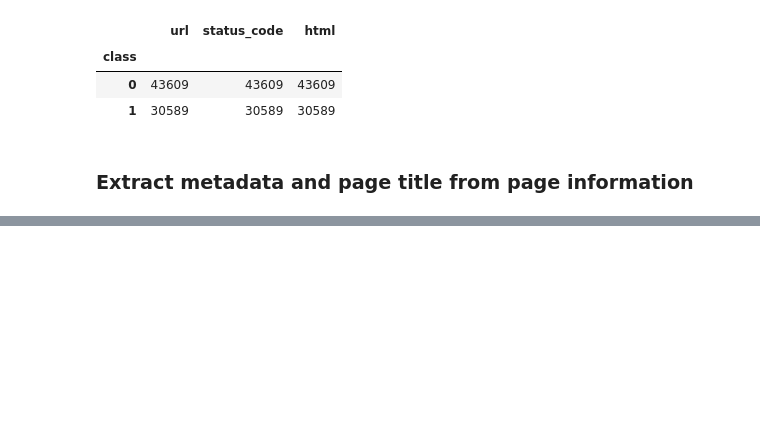
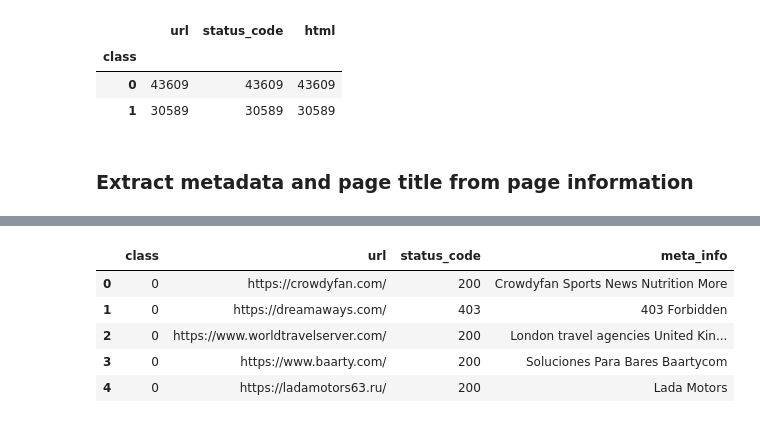
Before and after one commit to yadhukrishnam/ad-service-detection-machine-learning, a Jupyter notebook: notebooks/preprocessing.ipynb, the cells around one changed output, grey strips where cells are left out. Cells and saved outputs as stored; diff of their text form; code cells hidden in the pictures; blank space fills up the shorter version.

```diff
--- a/notebooks/preprocessing.ipynb
+++ b/notebooks/preprocessing.ipynb
@@ -125,0 +140,9 @@ tdf[""].isna()
+# %%
+df.head()
+# %% [output]
+|  | class | url | status_code | meta_info |
+| 0 | 0 | https://crowdyfan.com/ | 200 | Crowdyfan Sports News Nutrition More |
+| 1 | 0 | https://dreamaways.com/ | 403 | 403 Forbidden |
+| 2 | 0 | https://www.worldtravelserver.com/ | 200 | London travel agencies United Kin... |
+| 3 | 0 | https://www.baarty.com/ | 200 | Soluciones Para Bares Baartycom |
+| 4 | 0 | https://ladamotors63.ru/ | 200 | Lada Motors |
```
Also changed, not shown: parts of 12 cells of this notebook, 7 other files.
